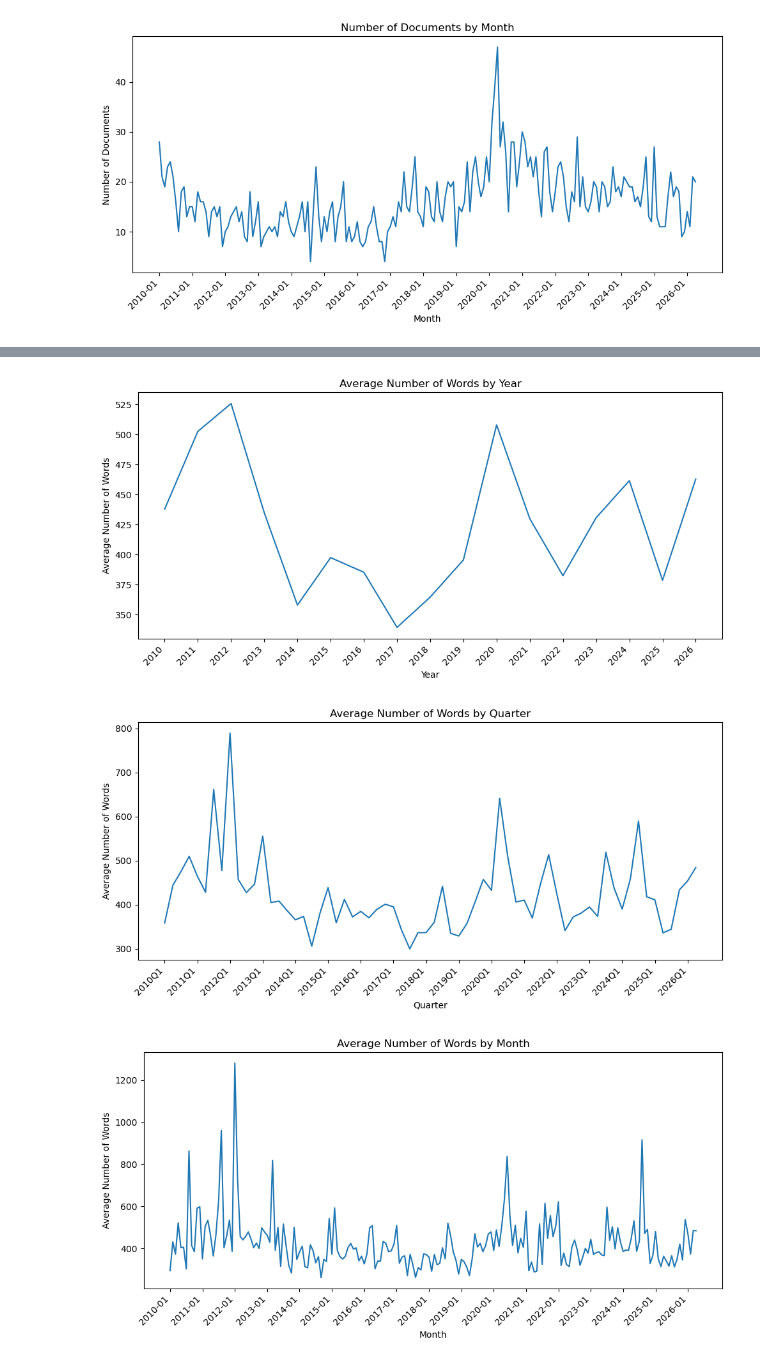
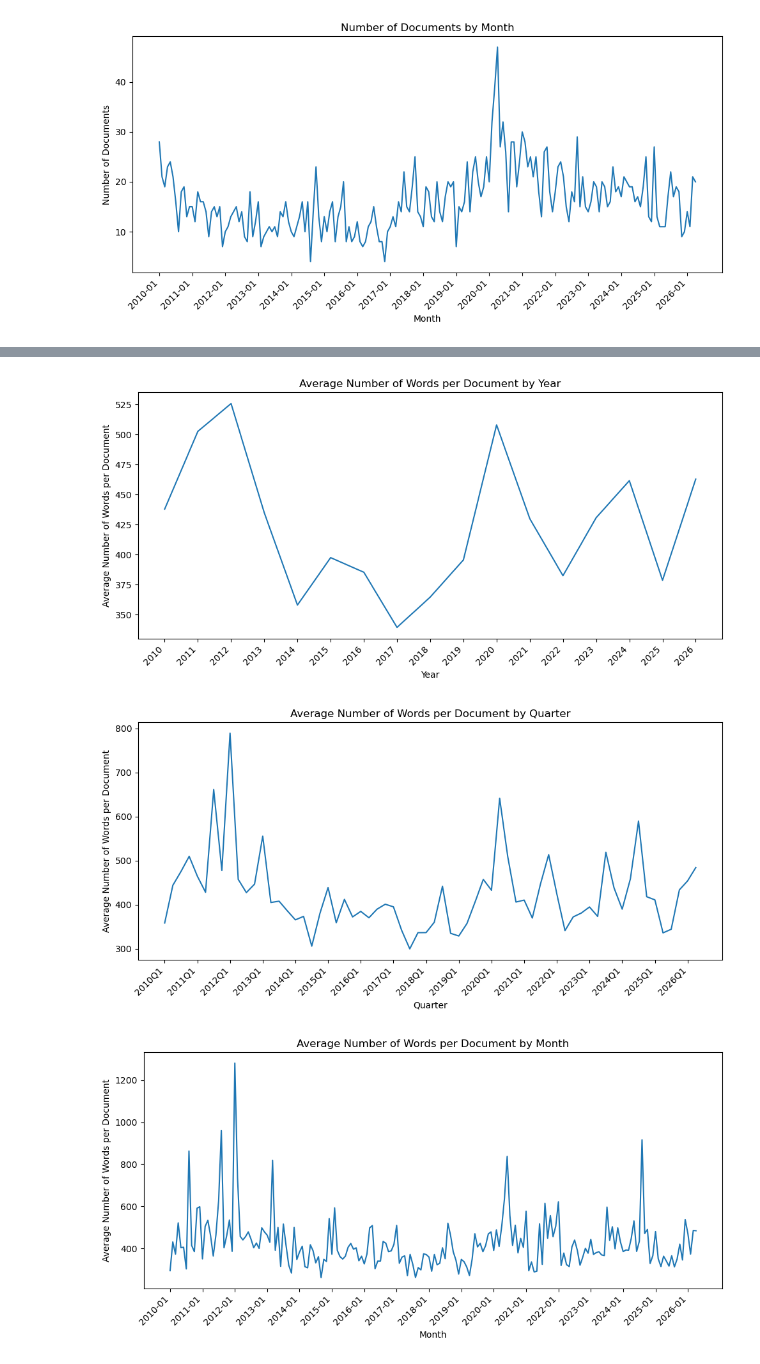
Before and after one commit to YoungbokYi/Text-Mining-FCC-Documents, a Jupyter notebook: Trend_Analysis.ipynb, the cells around one changed output, grey strips where cells are left out. Saved outputs shown, nothing was run; the diff lists cells and outputs as text; code cells hidden in the pictures.

```diff
--- a/Trend_Analysis.ipynb
+++ b/Trend_Analysis.ipynb
@@ -161,12 +165,12 @@ word_stats_by_year
 # %%
-avg_words_by_year = df.groupby('year')['body_word_count'].mean().rename('n_documents').reset_index()
-avg_words_by_quarter = df.groupby('quarter')['body_word_count'].mean().rename('n_documents').reset_index()
-avg_words_by_month = df.groupby('month')['body_word_count'].mean().rename('n_documents').reset_index()
+avg_words_by_year = df.groupby('year')['body_word_count'].mean().rename('avg_words_per_document').reset_index()
+avg_words_by_quarter = df.groupby('quarter')['body_word_count'].mean().rename('avg_words_per_document').reset_index()
+avg_words_by_month = df.groupby('month')['body_word_count'].mean().rename('avg_words_per_document').reset_index()
 # %%
-plot_doc_trend(avg_words_by_year, 'Year', 'Average Number of Words', 1)
-plot_doc_trend(avg_words_by_quarter, 'Quarter', 'Average Number of Words', 4)
-plot_doc_trend(avg_words_by_month, 'Month', 'Average Number of Words', 12)
+plot_doc_trend(avg_words_by_year, 'Year', 'Average Number of Words per Document', 1)
+plot_doc_trend(avg_words_by_quarter, 'Quarter', 'Average Number of Words per Document', 4)
+plot_doc_trend(avg_words_by_month, 'Month', 'Average Number of Words per Document', 12)
 # %% [output]
-[figure, old version]
+[figure, new version]
-[figure, old version]
+[figure, new version]
-[figure, old version]
+[figure, new version]
```
Also changed, not shown: parts of 21 cells of this notebook.
